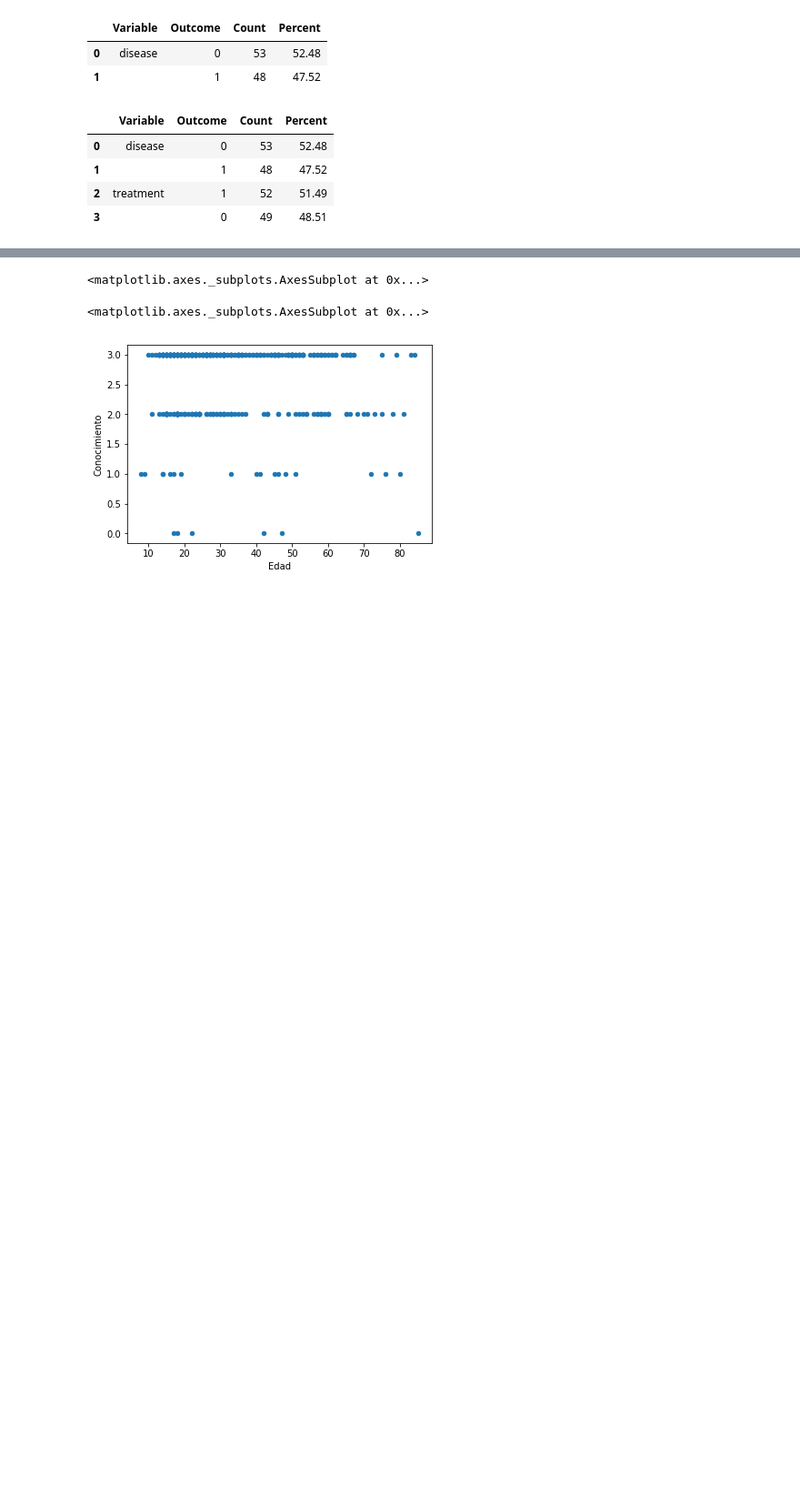
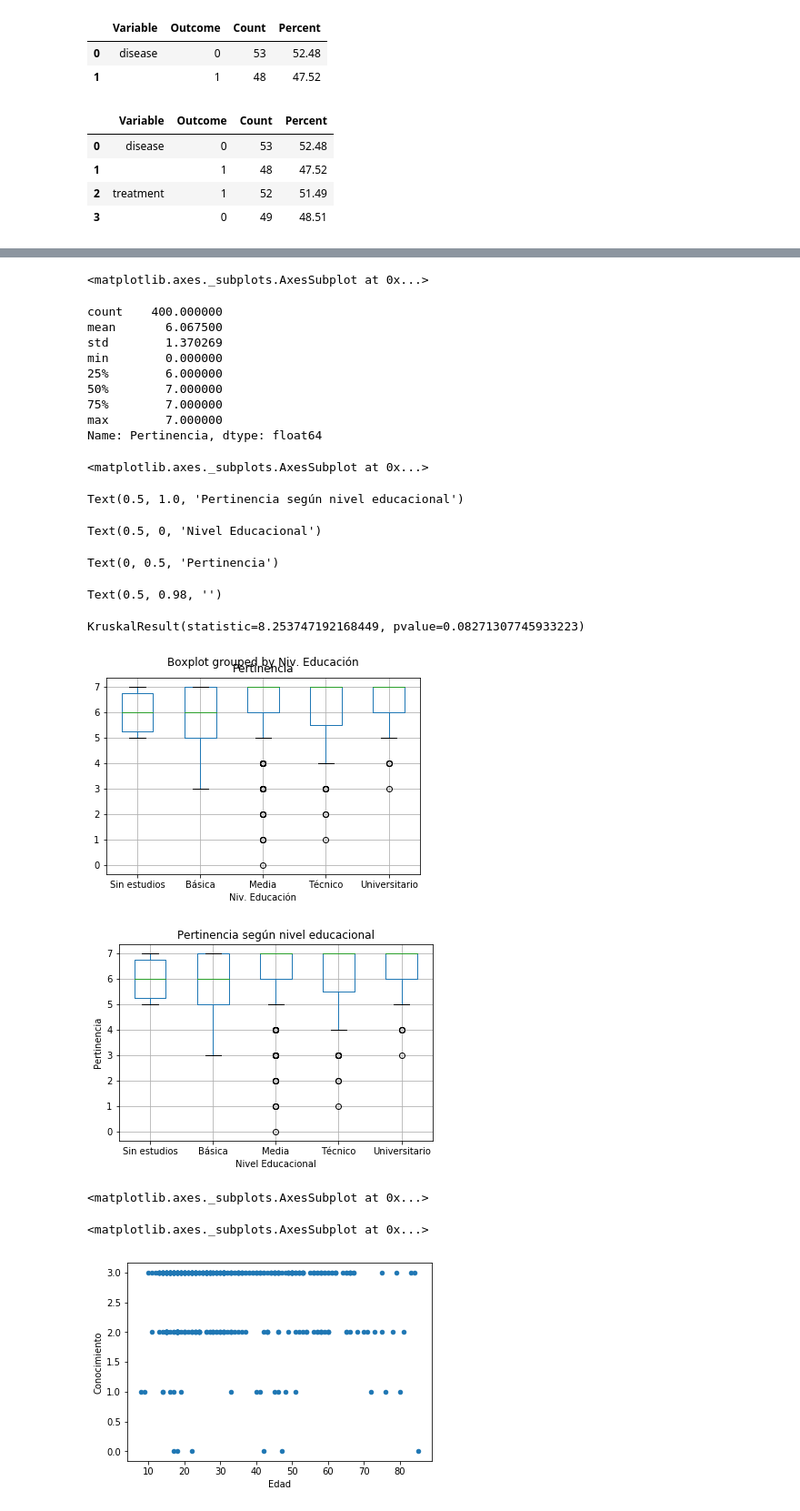
Before and after one commit to superegi/conocimiento131, a Jupyter notebook: Conocimiento 131.ipynb, the cells around one changed output, grey strips where cells are left out. Shown at 91% size. Saved outputs shown, nothing was run; the diff lists cells and outputs as text; code cells hidden in the pictures; blank space fills up the shorter version.

```diff
--- a/Conocimiento 131.ipynb
+++ b/Conocimiento 131.ipynb
@@ -321,3 +335,39 @@ Name: Pertinencia, dtype: float64
+# %%
+BD.boxplot(column=['Pertinencia'], by = 'Niv. Educación')
+
+BD.Pertinencia.describe()
+BD.boxplot(column=['Pertinencia'], by = 'Niv. Educación')
+plt.title('Pertinencia según nivel educacional')
+plt.xlabel('Nivel Educacional')
+plt.ylabel('Pertinencia')
+plt.suptitle('')
+plt.savefig('./Resultados/fig_cpertinenciaxeducacion.png', dpi= 100)
+
+stats.kruskal(BD['Pertinencia'][BD['Niv. Educación'] == 'Sin estudios'],
+               BD['Pertinencia'][BD['Niv. Educación'] == 'Básica'],
+               BD['Pertinencia'][BD['Niv. Educación'] == 'Media'],
+               BD['Pertinencia'][BD['Niv. Educación'] == 'Técnico'],
+               BD['Pertinencia'][BD['Niv. Educación'] == 'Universitario']
+              )
+# %% [output]
+<matplotlib.axes._subplots.AxesSubplot at 0x...>
+count    400.000000
+mean       6.067500
+std        1.370269
+min        0.000000
+25%        6.000000
+50%        7.000000
+75%        7.000000
+max        7.000000
+Name: Pertinencia, dtype: float64
+<matplotlib.axes._subplots.AxesSubplot at 0x...>
+Text(0.5, 1.0, 'Pertinencia según nivel educacional')
+Text(0.5, 0, 'Nivel Educacional')
+Text(0, 0.5, 'Pertinencia')
+Text(0.5, 0.98, '')
+KruskalResult(statistic=8.253747192168449, pvalue=0.08271307745933223)
+[figure, added]
+[figure, added]
 # %%
 BD.plot(kind='scatter', y='Conocimiento', x='Edad')
 BD.plot(kind='scatter', y='Pertinencia', x='Edad')
```
Also changed, not shown: parts of 4 cells of this notebook, 1 other file.
